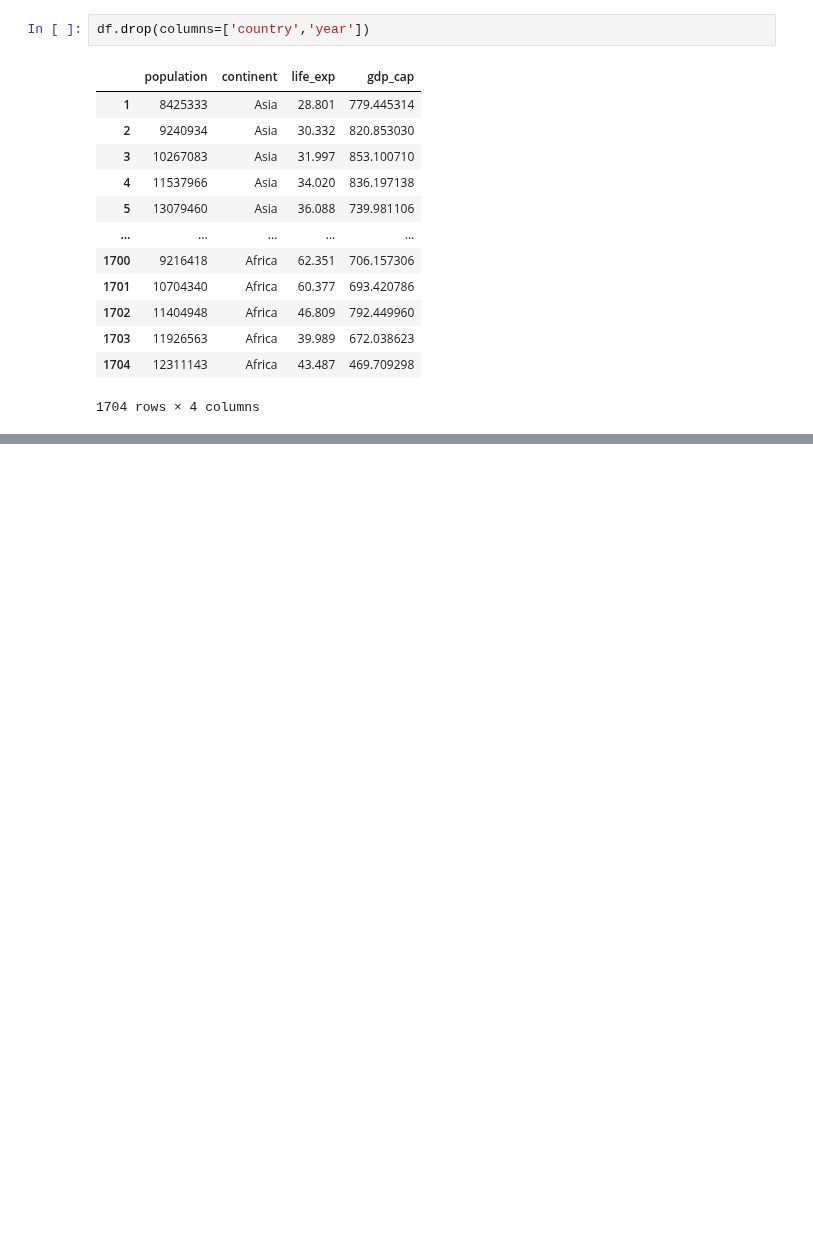
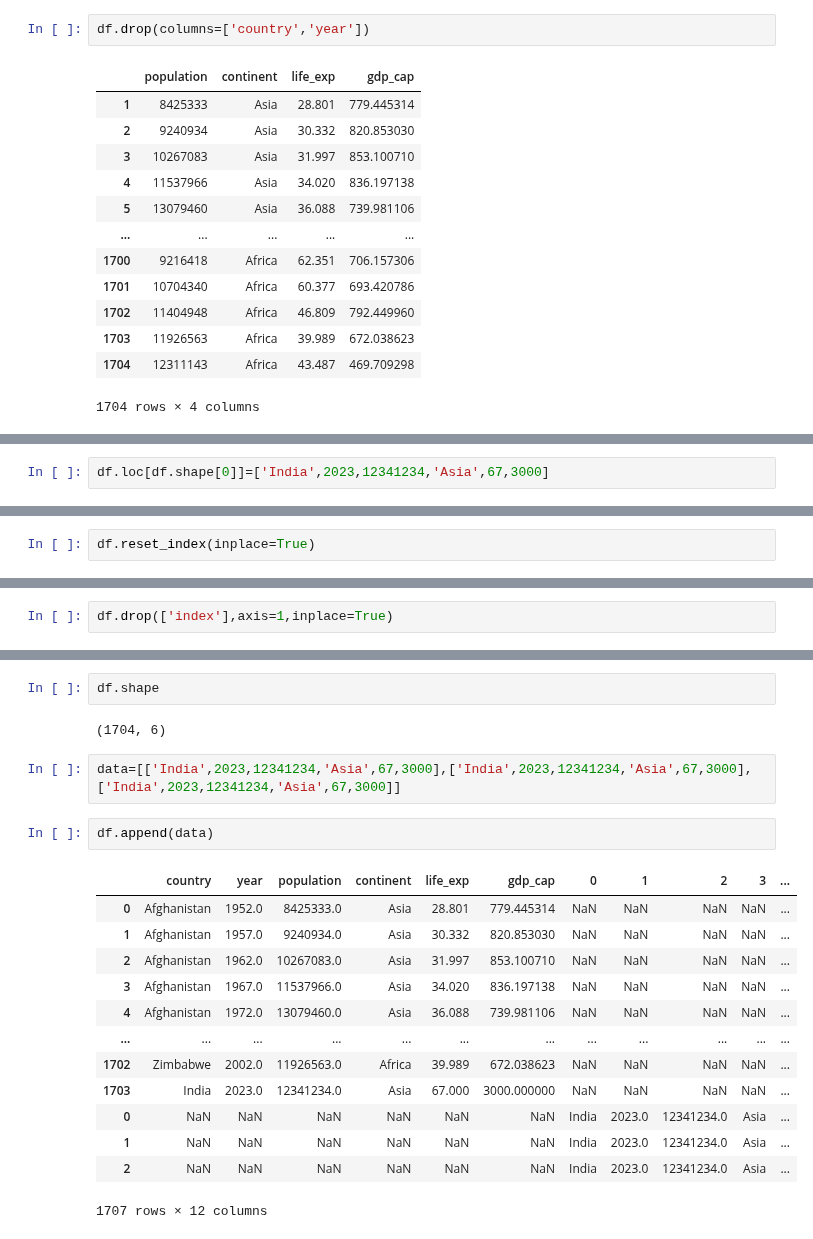
Before and after one commit to jeeet0700/Pandas, a Jupyter notebook: Panda_interview_prep.ipynb, the cells around one changed output, grey strips where cells are left out. Drawn from its saved outputs; the diff is of its cells as text; blank space fills up the shorter version.

```diff
--- a/Panda_interview_prep.ipynb
+++ b/Panda_interview_prep.ipynb
@@ -427,0 +750,2 @@ df.drop(columns=['country','year'])
+# %%
+df.loc[df.shape[0]]=['India',2023,12341234,'Asia',67,3000]
@@ -427,0 +772,2 @@ df.drop(columns=['country','year'])
+# %%
+df.reset_index(inplace=True)
@@ -427,0 +790,2 @@ df.drop(columns=['country','year'])
+# %%
+df.drop(['index'],axis=1,inplace=True)
@@ -427,0 +808,22 @@ df.drop(columns=['country','year'])
+# %%
+df.shape
+# %% [output]
+(1704, 6)
+# %%
+data=[['India',2023,12341234,'Asia',67,3000],['India',2023,12341234,'Asia',67,3000],['India',2023,12341234,'Asia',67,3000]]
+# %%
+df.append(data)
+# %% [output]
+|  | country | year | population | continent | life_exp | gdp_cap | 0 | 1 | 2 | 3 | ... |
+| 0 | Afghanistan | 1952.0 | 8425333.0 | Asia | 28.801 | 779.445314 | NaN | NaN | NaN | NaN | ... |
+| 1 | Afghanistan | 1957.0 | 9240934.0 | Asia | 30.332 | 820.853030 | NaN | NaN | NaN | NaN | ... |
+| 2 | Afghanistan | 1962.0 | 10267083.0 | Asia | 31.997 | 853.100710 | NaN | NaN | NaN | NaN | ... |
+| 3 | Afghanistan | 1967.0 | 11537966.0 | Asia | 34.020 | 836.197138 | NaN | NaN | NaN | NaN | ... |
+| 4 | Afghanistan | 1972.0 | 13079460.0 | Asia | 36.088 | 739.981106 | NaN | NaN | NaN | NaN | ... |
+| ... | ... | ... | ... | ... | ... | ... | ... | ... | ... | ... | ... |
+| 1702 | Zimbabwe | 2002.0 | 11926563.0 | Africa | 39.989 | 672.038623 | NaN | NaN | NaN | NaN | ... |
+| 1703 | India | 2023.0 | 12341234.0 | Asia | 67.000 | 3000.000000 | NaN | NaN | NaN | NaN | ... |
+| 0 | NaN | NaN | NaN | NaN | NaN | NaN | India | 2023.0 | 12341234.0 | Asia | ... |
+| 1 | NaN | NaN | NaN | NaN | NaN | NaN | India | 2023.0 | 12341234.0 | Asia | ... |
+| 2 | NaN | NaN | NaN | NaN | NaN | NaN | India | 2023.0 | 12341234.0 | Asia | ... |
+1707 rows × 12 columns
```
Also changed, not shown: parts of 59 cells of this notebook.
